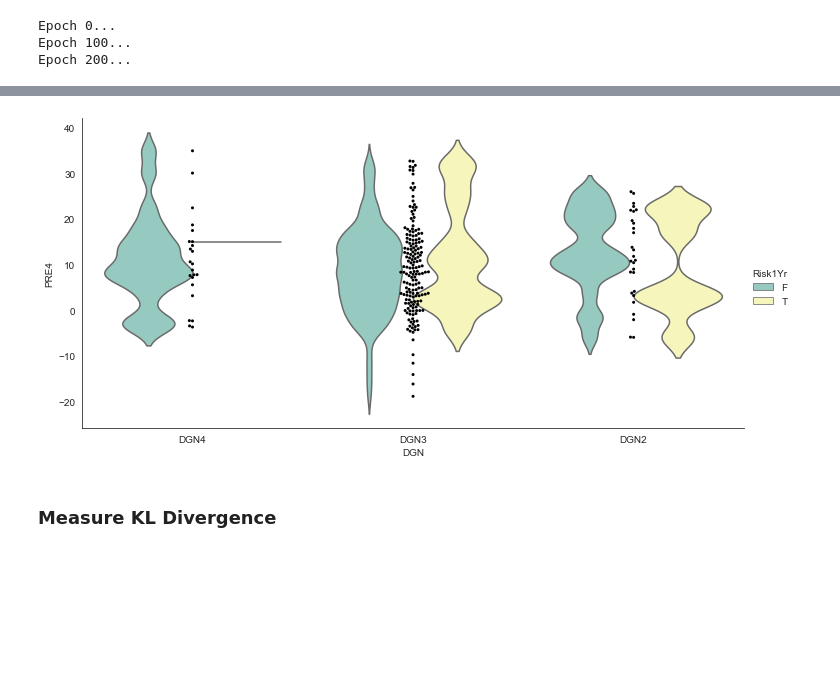
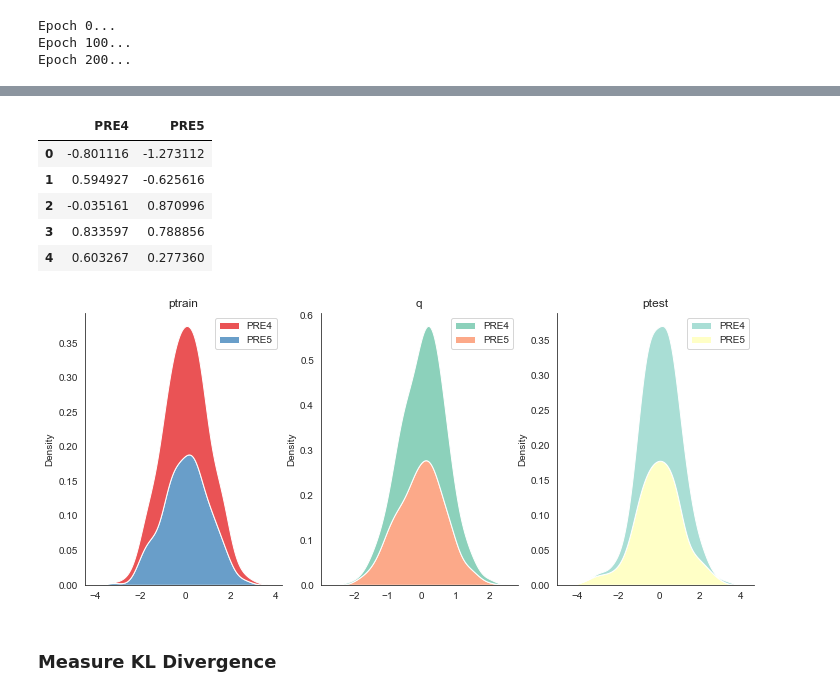
Before and after one commit to kgkeklikci/Normalizing-Flows, a Jupyter notebook: beta-vae-normalizing-flows/thoracic-surgery/beta-vae-maf-thoracic-surgery-shift-only_v1.1.ipynb, the cells around one changed output, grey strips where cells are left out. Cells and saved outputs as stored; diff of their text form; code cells hidden in the pictures; blank space fills up the shorter version.

```diff
--- a/beta-vae-normalizing-flows/thoracic-surgery/beta-vae-maf-thoracic-surgery-shift-only_v1.1.ipynb
+++ b/beta-vae-normalizing-flows/thoracic-surgery/beta-vae-maf-thoracic-surgery-shift-only_v1.1.ipynb
@@ -354,7 +320,0 @@ X_train_sample.head()
-# %%
-X_train_sample['DGN'] = X_train_prior[...,0]
-X_train_sample['Risk1Yr'] = y_train
-
-g = sns.catplot(x='DGN', y='PRE4', kind="violin", hue='Risk1Yr', data=X_train_sample, inner=None, doge=True, palette='Set3', legend_out=True, aspect=2, bw=0.2, ci=95)
-sns.swarmplot(x="DGN", y='PRE4', color="k", size=3, data=X_train_sample, ax=g.ax)
-sns.despine()
@@ -363,7 +321,5 @@ sns.despine()
 # %% [markdown]
 ### Masked Autoregressive Flow [shift-only]
-# %%
-X_train_sample.drop('Risk1Yr', axis=1, inplace=True) # drop target, was only intended for VAE sampling
 # %%
 loc = [X_train_sample[i].mean().astype('float32') for i in list(X_train.columns)]
 scale_diag = [X_train_sample[i].std().astype('float32') for i in list(X_train.columns)]
@@ -548,7 +504,7 @@ plt.show()
 # %%
 names, samples = make_samples()
 # %%
-def visualize_training_data(samples, plot_color: str=color_list[0]):
+def visualize_training_data(samples):
     f, arr = plt.subplots(1, 2, figsize=(20,5))
     names = ['Data', 'Trainable']
     samples = [tf.constant(X_train_np), samples[-1]]
@@ -556,12 +512,12 @@ def visualize_training_data(samples, plot_color: str=color_list[0]):
     for i in range(2):
         res = samples[i]
         X, Y = res[..., 0].numpy(), res[..., 1].numpy()
-        arr[i].scatter(X, Y, s=10, color=plot_color)
+        arr[i].scatter(X, Y, s=10)
         z = np.polyfit(X, Y, 1)
         p = np.poly1d(z)
-        arr[i].plot(X, p(X), color=color_list[1])
-        # arr[i].set_xlim([-2, 2])
-        # arr[i].set_ylim([-2, 2])
+        arr[i].plot(X, p(X), color='green')
+        arr[i].set_xlim([-2, 2])
+        arr[i].set_ylim([-2, 2])
         arr[i].set_title(names[i])
 # %%
 visualize_training_data(samples)
@@ -570,15 +526,24 @@ visualize_training_data(samples)
 # %%
-samples_nf = pd.DataFrame(scaler.inverse_transform(samples[-1].numpy()),columns=keepdims[1:])
-samples_nf['Risk1Yr'] = y_train
-samples_nf['DGN'] = X_train_sample.DGN
+samples = pd.DataFrame(samples[-1].numpy(), columns=['PRE4','PRE5'])
+samples.head()
+# %% [output]
+|  | PRE4 | PRE5 |
+| 0 | -0.801116 | -1.273112 |
+| 1 | 0.594927 | -0.625616 |
+| 2 | -0.035161 | 0.870996 |
+| 3 | 0.833597 | 0.788856 |
+| 4 | 0.603267 | 0.277360 |
 # %%
-g = sns.catplot(x='DGN', y='PRE4', kind="violin", hue='Risk1Yr', data=samples_nf, inner=None, doge=True, palette='Set3', legend_out=True, aspect=2, bw=0.2, ci=95)
-f = sns.swarmplot(x="DGN", y='PRE4', color="k", size=3, data=samples_nf, ax=g.ax)
+f, axs = plt.subplots(1, 3, figsize=(12,5))
+sns.kdeplot(data=pd.DataFrame(X_train_np, columns=['PRE4','PRE5']), ax=axs[0], multiple="stack", palette='Set1').set_title('ptrain')
+sns.kdeplot(data=samples, ax=axs[1], multiple="stack", palette='Set2').set_title('q')
+sns.kdeplot(data=pd.DataFrame(X_test_np, columns=['PRE4','PRE5']), ax=axs[2], multiple="stack", palette='Set3').set_title('ptest')
+
 f = f.get_figure()
 sns.despine()
 f.savefig(os.getcwd() + '/maf-results/shift-only/q.jpeg')
 # %% [output]
-[figure, old version]
+[figure, new version]
 # %% [markdown]
 ### Measure KL Divergence
 # %%
```
Also changed, not shown: parts of 38 cells of this notebook, 7 other files.
